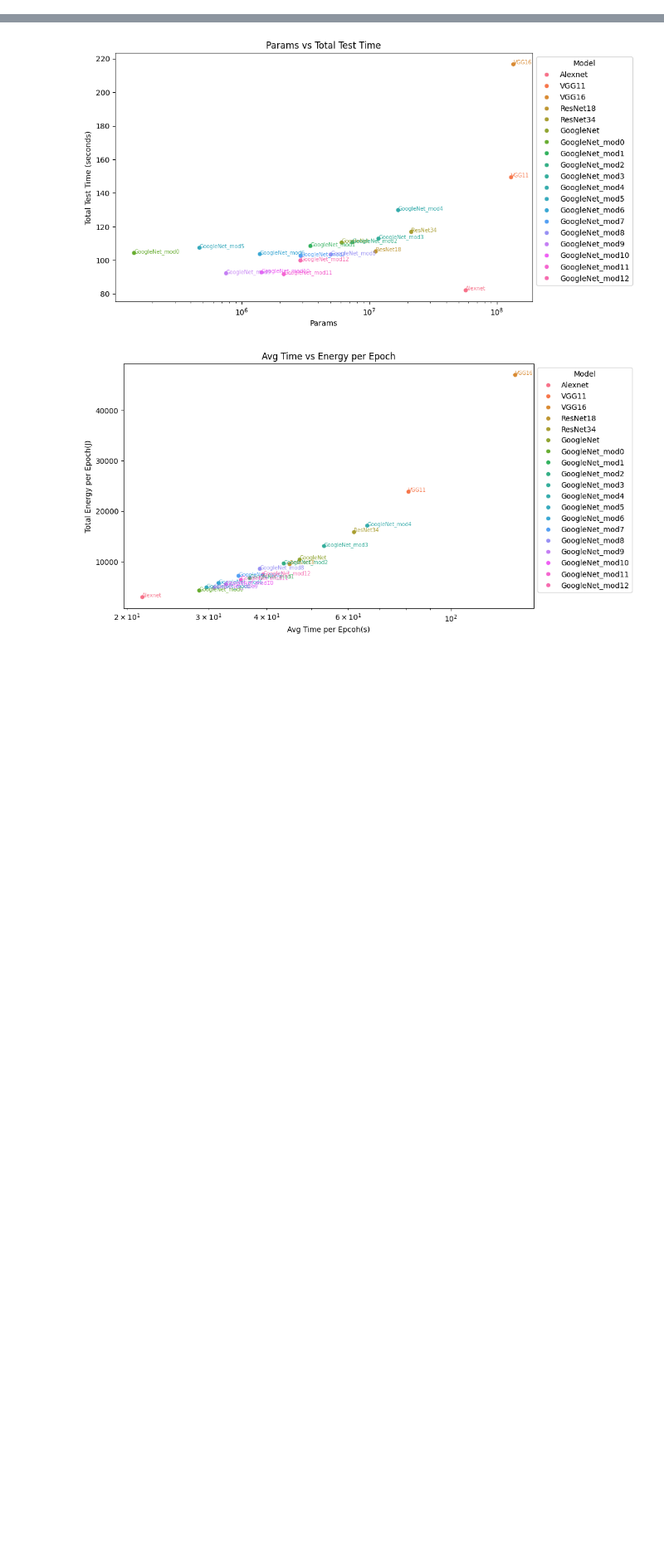
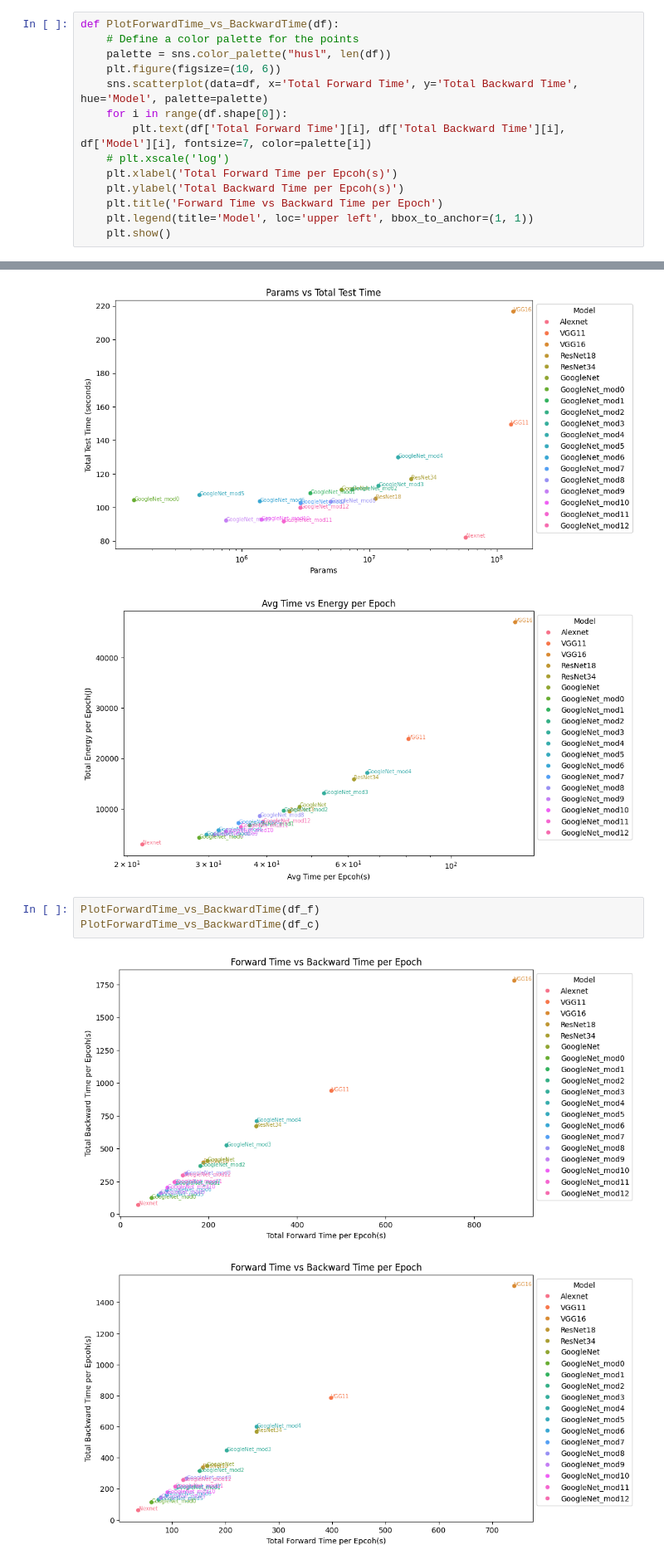
Before and after one commit to dtjgp/GreenAI, a Jupyter notebook: Cloud/4090/code/FinalDataAnalysis_func1.ipynb, the cells around one changed output, grey strips where cells are left out. Shown at 83% size. Drawn from its saved outputs; the diff is of its cells as text; blank space fills up the shorter version.

```diff
--- a/Cloud/4090/code/FinalDataAnalysis_func1.ipynb
+++ b/Cloud/4090/code/FinalDataAnalysis_func1.ipynb
@@ -306,6 +306,20 @@ def PlotEpochEnergy_vs_EpochTime(df):
     plt.title('Avg Time vs Energy per Epoch')
     plt.legend(title='Model', loc='upper left', bbox_to_anchor=(1, 1))
     plt.show()
+# %%
+def PlotForwardTime_vs_BackwardTime(df):
+    # Define a color palette for the points
+    palette = sns.color_palette("husl", len(df))
+    plt.figure(figsize=(10, 6))
+    sns.scatterplot(data=df, x='Total Forward Time', y='Total Backward Time', hue='Model', palette=palette)
+    for i in range(df.shape[0]):
+        plt.text(df['Total Forward Time'][i], df['Total Backward Time'][i], df['Model'][i], fontsize=7, color=palette[i])
+    # plt.xscale('log')
+    plt.xlabel('Total Forward Time per Epcoh(s)')
+    plt.ylabel('Total Backward Time per Epcoh(s)')
+    plt.title('Forward Time vs Backward Time per Epoch')
+    plt.legend(title='Model', loc='upper left', bbox_to_anchor=(1, 1))
+    plt.show()
 # %%
 model_df_f = GetModeldf(fashionmnist_modelinfodict)
 energy_df_f = GetEpochEnergydf(ModelData_f)
@@ -378,3 +374,9 @@ PlotEpochEnergy_vs_EpochTime(df_c)
 [figure]
 [figure]
 [figure]
+# %%
+PlotForwardTime_vs_BackwardTime(df_f)
+PlotForwardTime_vs_BackwardTime(df_c)
+# %% [output]
+[figure, added]
+[figure, added]
```
Also changed, not shown: parts of 2 cells of this notebook, 3 other files.
